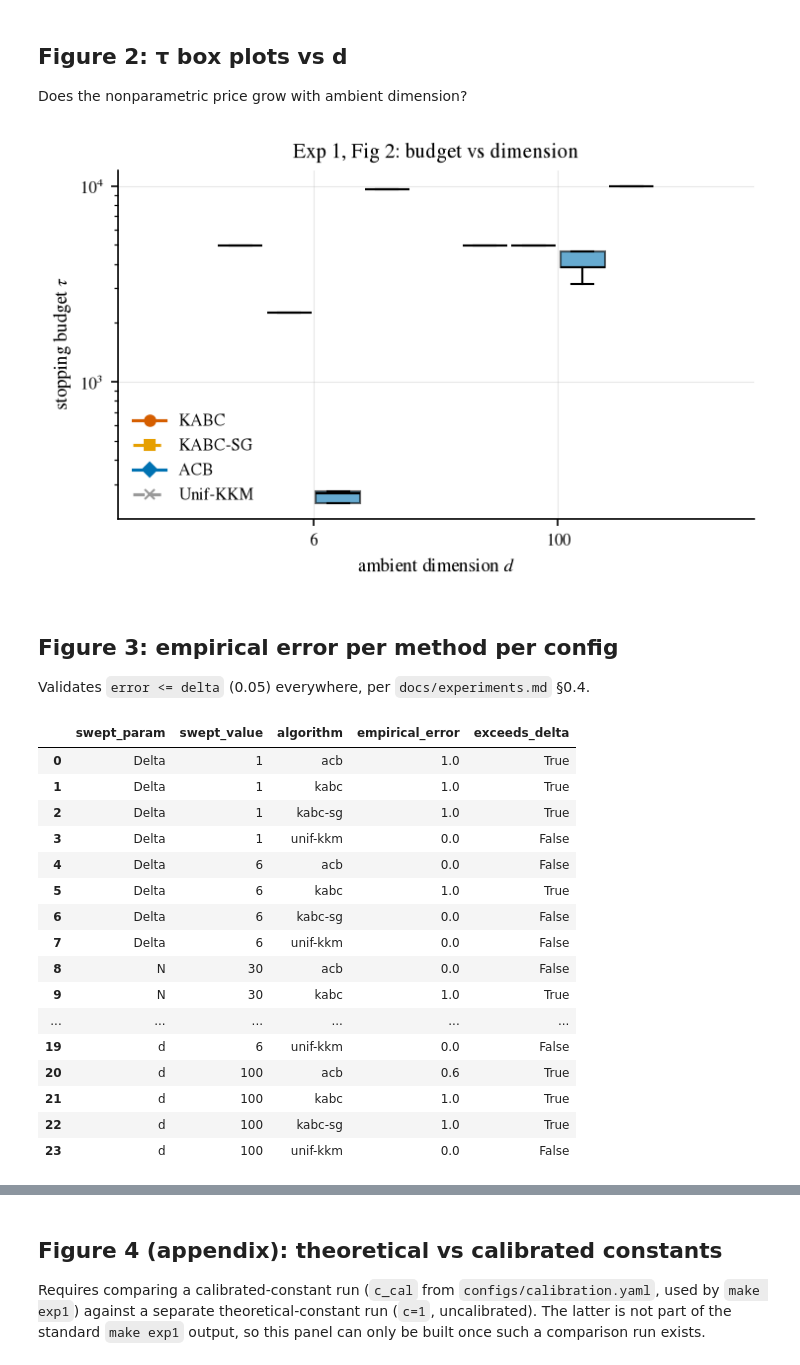
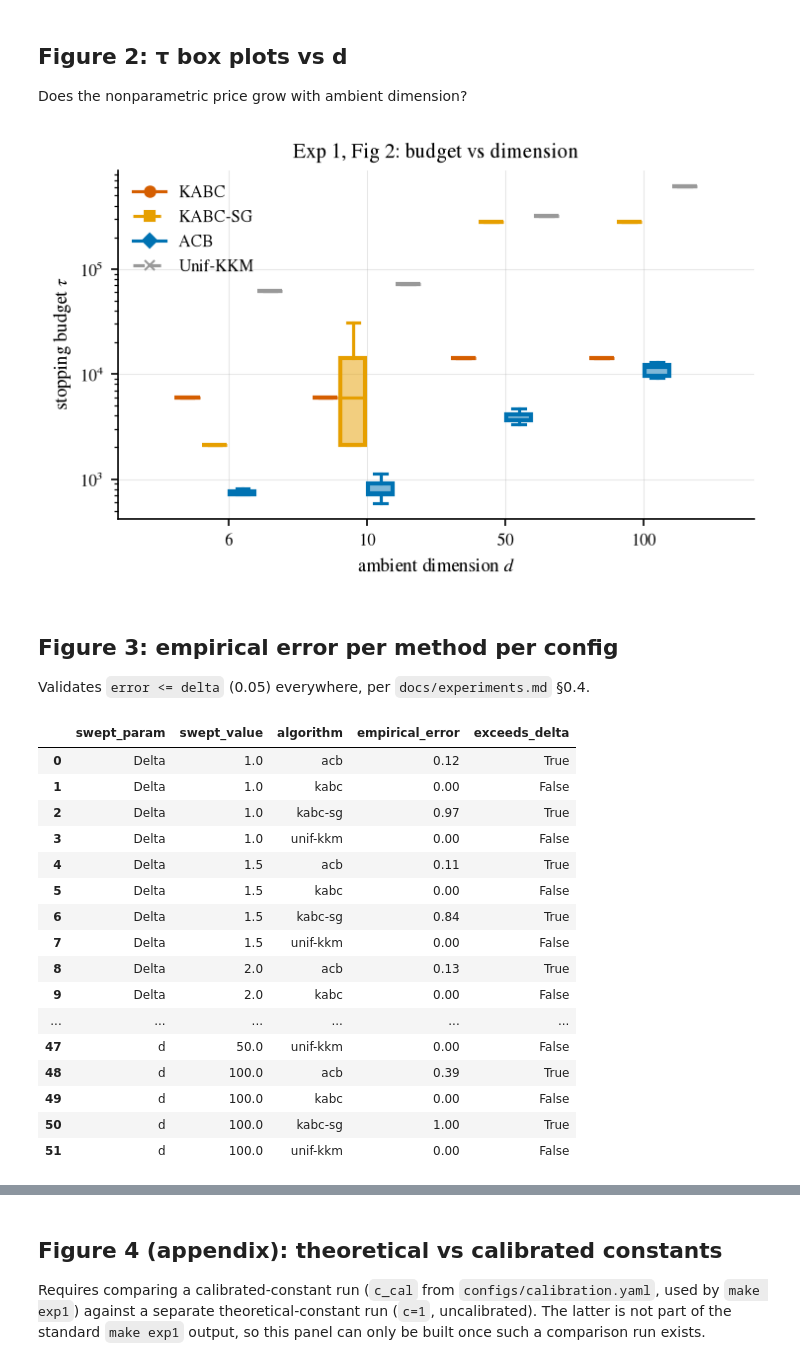
Before and after one commit to gdebarghya/kernel-active-bandit, a Jupyter notebook: notebooks/01_gaussian_mixtures.ipynb, the cells around one changed output, grey strips where cells are left out. Drawn from its saved outputs; the diff is of its cells as text; code cells hidden in the pictures.

```diff
--- a/notebooks/01_gaussian_mixtures.ipynb
+++ b/notebooks/01_gaussian_mixtures.ipynb
@@ -25,5 +25,19 @@ if not RESULTS_PATH.exists():
     )
 df = pd.read_parquet(RESULTS_PATH)
 print(f"loaded {len(df)} rows from {RESULTS_PATH}")
+print("budget_multiplier values present:", sorted(df["budget_multiplier"].unique()))
+
+# Figs 1-3 below are the delta-PAC GUARANTEED-budget story (docs/experiments.md's
+# original headline claim) -- they must use ONLY budget_multiplier=1.0 rows.
+# `results/exp1/` now also contains a 0.25x restricted-budget pass (the new
+# "how well do these methods degrade when queries are scarce" figure, see
+# Figure 5 below) -- blending the two multipliers into one groupby(swept_value)
+# mean would silently corrupt every tau/error statistic (confirmed: unif-kkm's
+# tau at Delta=1 is 4x different between multipliers, since it's non-adaptive
+# and just uses whatever budget it's given).
+df_full = df[df["budget_multiplier"] == 1.0].copy()
+df_restricted = df[df["budget_multiplier"] == 0.25].copy()
+print(f"{len(df_full)} rows at budget_multiplier=1.0 (guaranteed-budget figs), "
+      f"{len(df_restricted)} rows at budget_multiplier=0.25 (restricted-budget fig)")
 df.head()
 # %% [output]
@@ -40,7 +56,7 @@ loaded 120 rows from ../results/exp1/results.parquet
 
 Main plot of the Δ sweep (base N, K, d held fixed). Dashed grey line shows the theoretical scaling `τ ∝ s*^{-2}` (Theorem 3.1), anchored to KABC's curve at the median Δ so only the *slope* is being compared, not the absolute constant. `s*` is read directly from the `s_star` column already stored in the results (computed once by `scripts/run_experiment.py` when sizing `budget_cap`) — not recomputed here.
 # %%
-delta_df = df[df["swept_param"] == "Delta"].copy()
+delta_df = df_full[df_full["swept_param"] == "Delta"].copy()
 
 fig, ax = plt.subplots(figsize=(4, 3.2))
 
@@ -77,50 +93,69 @@ plt.show()
 
 Does the nonparametric price grow with ambient dimension?
 # %%
-d_df = df[df["swept_param"] == "d"].copy()
+d_df = df_full[df_full["swept_param"] == "d"].copy()
 d_values = sorted(d_df["swept_value"].unique())
 algos = [a for a in ALGO_ORDER if a in d_df["algorithm"].unique()]
 
 fig, ax = plt.subplots(figsize=(5, 3.2))
 width = 0.8 / len(algos)
 positions = np.arange(len(d_values))
 
+import matplotlib.colors as mcolors
 from kabc.plotting import ALGO_COLORS, ALGO_LABELS
 
 for i, algo in enumerate(algos):
     data = [d_df[(d_df["swept_value"] == d) & (d_df["algorithm"] == algo)]["tau"].values for d in d_values]
+    color = ALGO_COLORS[algo]
     bp = ax.boxplot(
         data,
         positions=positions + (i - (len(algos) - 1) / 2) * width,
         widths=width * 0.9,
         patch_artist=True,
         showfliers=False,
     )
     for box in bp["boxes"]:
-        box.set_facecolor(ALGO_COLORS[algo])
-        box.set_alpha(0.6)
+        # NOTE: box.set_alpha() would fade the EDGE too, not just the fill
+        # -- for a near-zero-height box (common at smoke scale: low
+        # within-rep variance in tau), the edge is the only thing that
+        # actually conveys the box's presence, so it must stay fully
+        # opaque. Only the face gets a translucent RGBA facecolor.
+        box.set_facecolor(mcolors.to_rgba(color, alpha=0.5))
+        box.set_edgecolor(color)
+        box.set_linewidth(2.0)
+    for element in ("whiskers", "caps"):
+        for artist in bp[element]:
+            artist.set_color(color)
+            artist.set_linewidth(1.5)
     for median in bp["medians"]:
-        median.set_color("black")
+        # NOT black: for a near-zero-height box (Q1~=Q3, common at smoke
+        # scale), the median line sits exactly on top of the box edge and
+        # is drawn LAST, so a black median was painting over the
+        # correctly-colored edge entirely, making every low-variance box
+        # look like a plain black line regardless of algorithm. Matching
+        # the algo color keeps it correct regardless of z-order/overlap.
+        median.set_color(color)
+        median.set_linewidth(1.5)
 
 ax.set_xticks(positions)
 ax.set_xticklabels([str(int(d)) for d in d_values])
 ax.set_yscale("log")
 ax.set_xlabel("ambient dimension $d$")
 ax.set_ylabel(r"stopping budget $\tau$")
 ax.set_title("Exp 1, Fig 2: budget vs dimension")
 legend_for_algorithms(ax, algos, frameon=False)
 fig.tight_layout()
 savefig(fig, "exp1_fig2_tau_vs_d", fig_dir="../results/figures")
 plt.show()
 # %% [output]
-[figure, old version]
+[figure, new version]
 # %% [markdown]
 ## Figure 3: empirical error per method per config
 
 Validates `error <= delta` (0.05) everywhere, per `docs/experiments.md` §0.4.
 # %%
 error_table = (
-    df.groupby(["swept_param", "swept_value", "algorithm"])["error"]
+    df_full.groupby(["swept_param", "swept_value", "algorithm"])["error"]
     .mean()
     .rename("empirical_error")
     .reset_index()
@@ -130,19 +165,19 @@ error_table["exceeds_delta"] = error_table["empirical_error"] > 0.05
 error_table
 # %% [output]
 |  | swept_param | swept_value | algorithm | empirical_error | exceeds_delta |
-| 0 | Delta | 1 | acb | 1.0 | True |
-| 1 | Delta | 1 | kabc | 1.0 | True |
-| 2 | Delta | 1 | kabc-sg | 1.0 | True |
-| 3 | Delta | 1 | unif-kkm | 0.0 | False |
-| 4 | Delta | 6 | acb | 0.0 | False |
-| 5 | Delta | 6 | kabc | 1.0 | True |
-| 6 | Delta | 6 | kabc-sg | 0.0 | False |
-| 7 | Delta | 6 | unif-kkm | 0.0 | False |
-| 8 | N | 30 | acb | 0.0 | False |
-| 9 | N | 30 | kabc | 1.0 | True |
+| 0 | Delta | 1.0 | acb | 0.12 | True |
+| 1 | Delta | 1.0 | kabc | 0.00 | False |
+| 2 | Delta | 1.0 | kabc-sg | 0.97 | True |
+| 3 | Delta | 1.0 | unif-kkm | 0.00 | False |
+| 4 | Delta | 1.5 | acb | 0.11 | True |
+| 5 | Delta | 1.5 | kabc | 0.00 | False |
+| 6 | Delta | 1.5 | kabc-sg | 0.84 | True |
+| 7 | Delta | 1.5 | unif-kkm | 0.00 | False |
+| 8 | Delta | 2.0 | acb | 0.13 | True |
+| 9 | Delta | 2.0 | kabc | 0.00 | False |
 | ... | ... | ... | ... | ... | ... |
-| 19 | d | 6 | unif-kkm | 0.0 | False |
-| 20 | d | 100 | acb | 0.6 | True |
-| 21 | d | 100 | kabc | 1.0 | True |
-| 22 | d | 100 | kabc-sg | 1.0 | True |
-| 23 | d | 100 | unif-kkm | 0.0 | False |
+| 47 | d | 50.0 | unif-kkm | 0.00 | False |
+| 48 | d | 100.0 | acb | 0.39 | True |
+| 49 | d | 100.0 | kabc | 0.00 | False |
+| 50 | d | 100.0 | kabc-sg | 1.00 | True |
+| 51 | d | 100.0 | unif-kkm | 0.00 | False |
```
Also changed, not shown: parts of 12 cells of this notebook, 12 other files.
